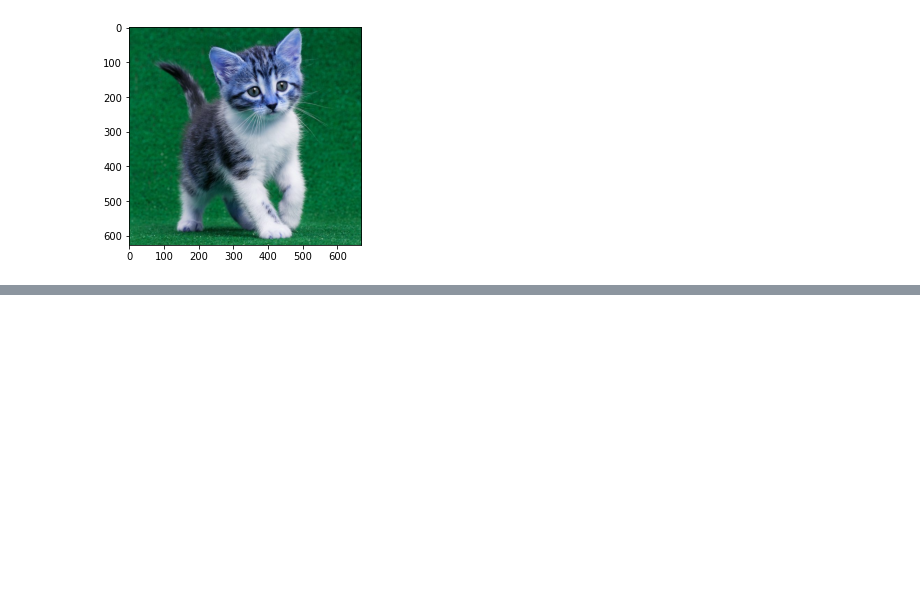
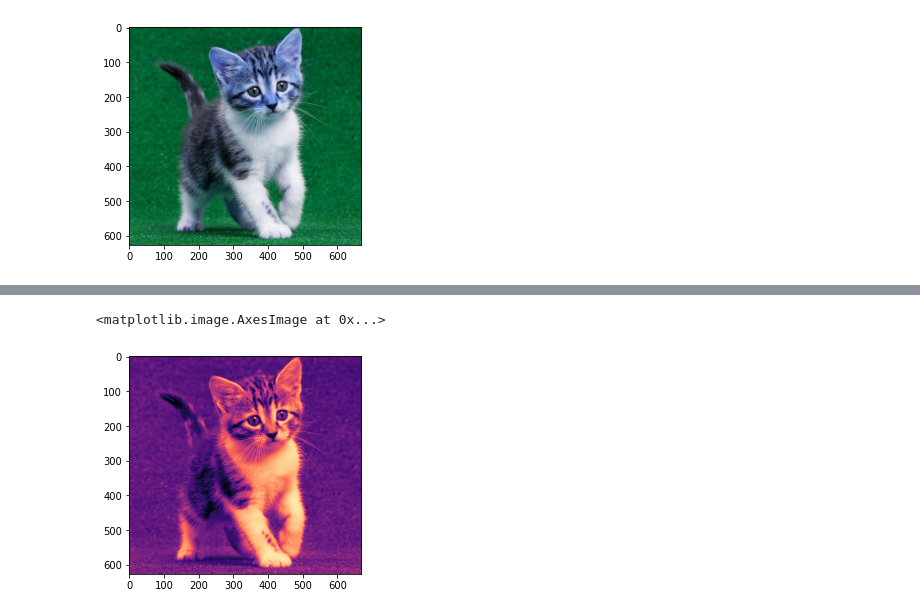
Before and after one commit to dhikaainul/PCVK_Ganjil_2022, a Jupyter notebook: jobsheet2.ipynb, the cells around one changed output, grey strips where cells are left out. Saved outputs shown, nothing was run; the diff lists cells and outputs as text; code cells hidden in the pictures; blank space fills up the shorter version.

```diff
--- a/jobsheet2.ipynb
+++ b/jobsheet2.ipynb
@@ -19,0 +38,5 @@ plt.imshow(img)
+# %%
+plt.imshow(img_gray, cmap='magma')
+# %% [output]
+<matplotlib.image.AxesImage at 0x...>
+[figure, added]
```
Also changed, not shown: parts of 15 cells of this notebook.
